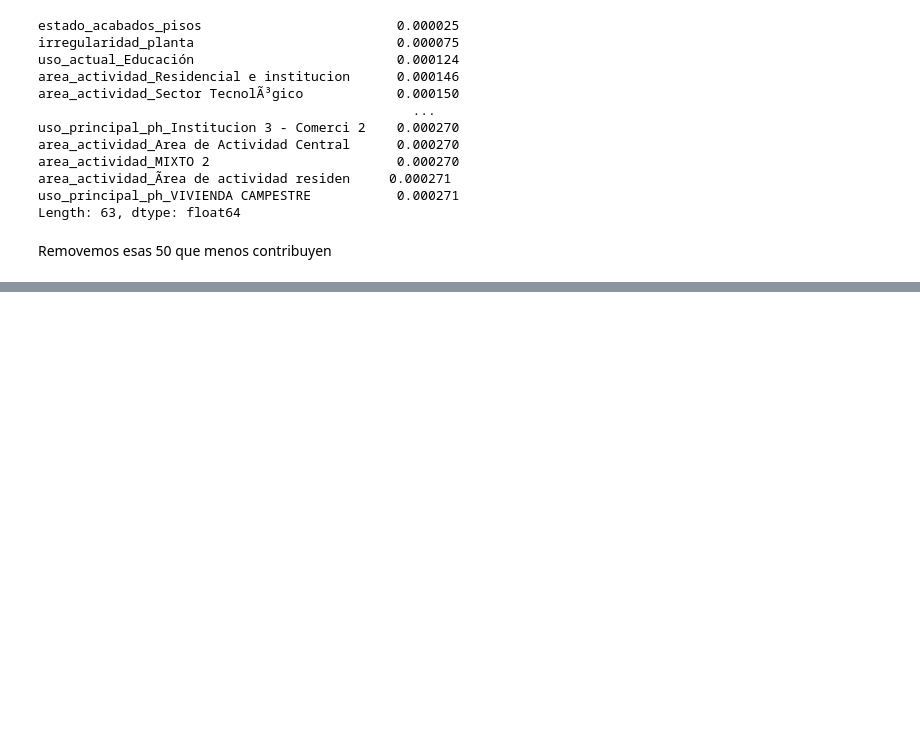
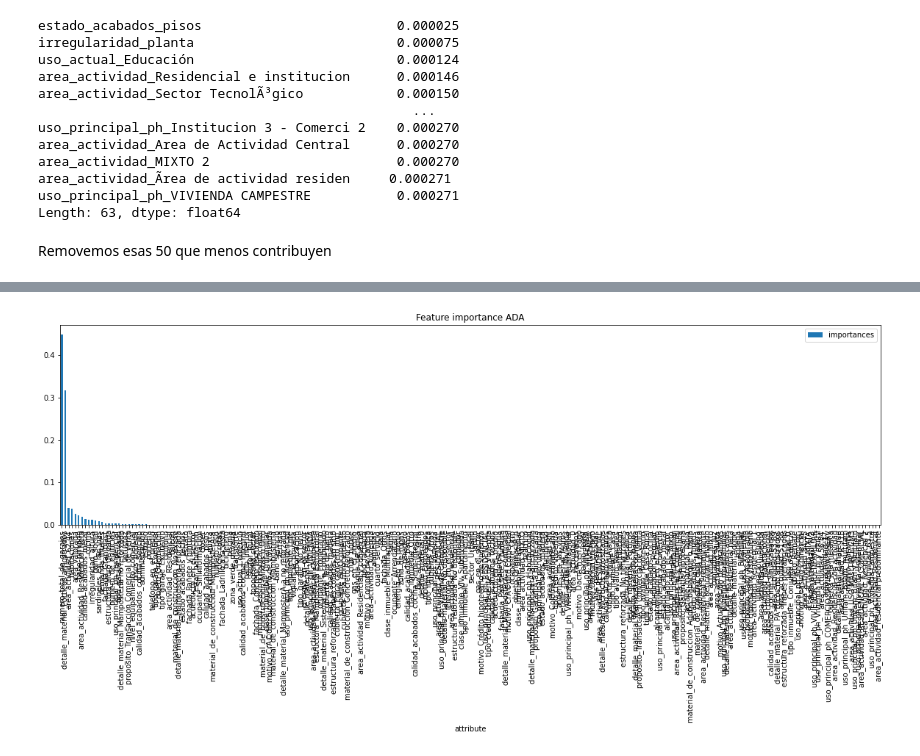
Before and after one commit to Israel-Laguan/lcjupiter-dataton-final, a Jupyter notebook: in-depth-analysis-per-column.ipynb, the cells around one changed output, grey strips where cells are left out. Cells and saved outputs as stored; diff of their text form; code cells hidden in the pictures; blank space fills up the shorter version.

```diff
--- a/in-depth-analysis-per-column.ipynb
+++ b/in-depth-analysis-per-column.ipynb
@@ -288,0 +394,14 @@ trainData.shape
+# %%
+import pandas as pd
+def graph_importances(model):
+    attributes = trainX.columns[model.feature_importances_> 0]
+    importances = model.feature_importances_[model.feature_importances_> 0]
+    reportOfAttributes = pd.DataFrame({'attribute': attributes, 'importances': importances})
+    reportOfAttributes = reportOfAttributes.sort_values(by = 'importances',  ascending=False)
+    reportOfAttributes = reportOfAttributes.set_index('attribute')
+    reportOfAttributes.plot(kind='bar', figsize=(20, 5)).set_title('Feature importance ADA')
+    sum(model.feature_importances_> 0)
+
+graph_importances(modelDTR)
+# %% [output]
+[figure, added]
```
Also changed, not shown: parts of 23 cells of this notebook, 2 other files.
